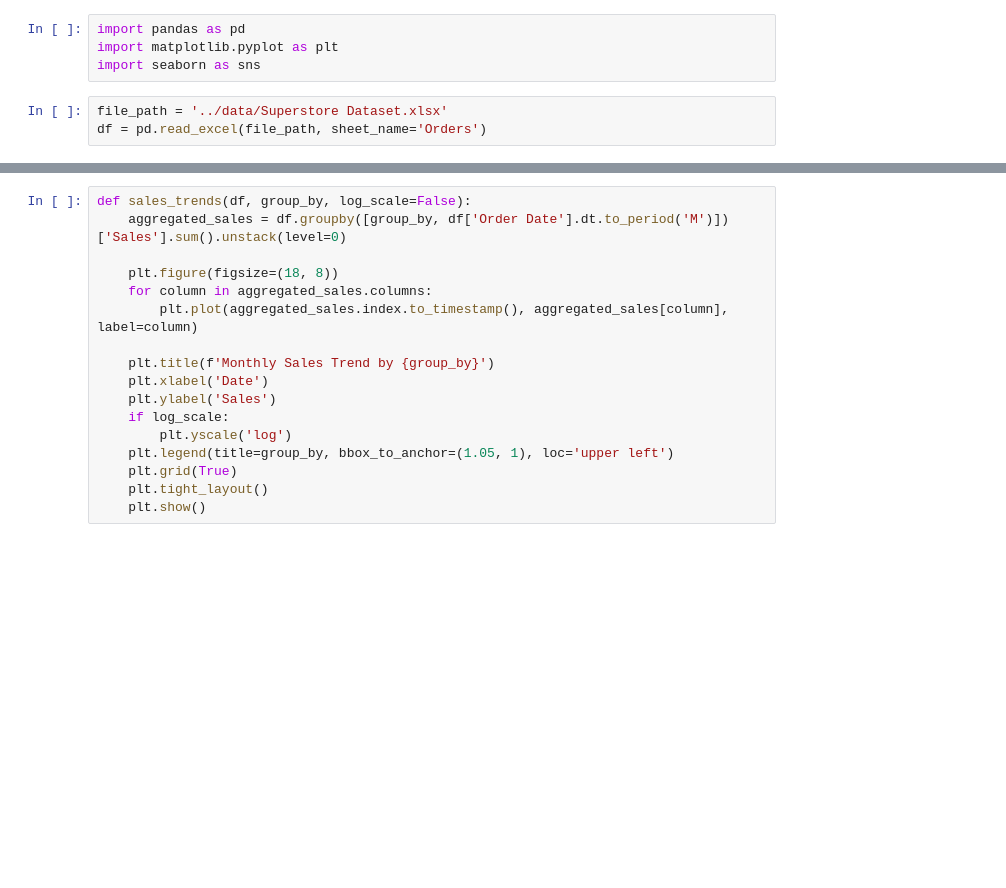
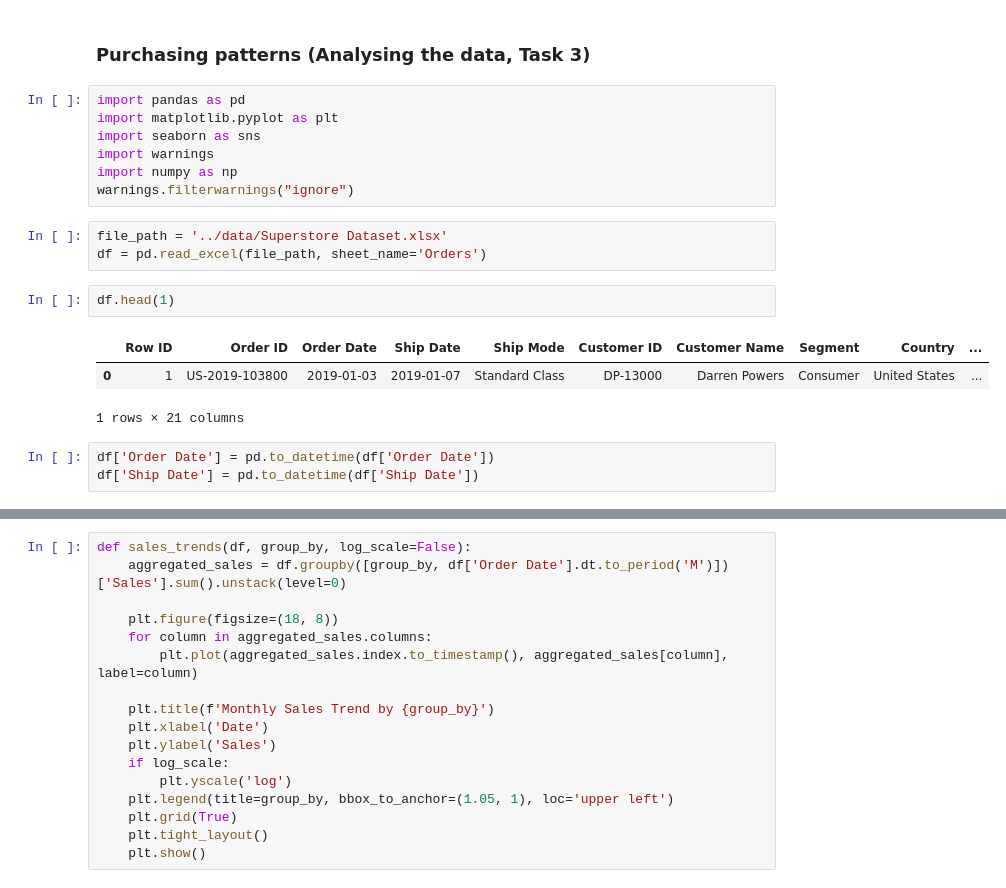
Before and after one commit to Alexander2116/DataDawgs-Peak-Hackathon-2024-, a Jupyter notebook: notebooks/purchasing_patterns.ipynb, the cells around one changed output, grey strips where cells are left out. Saved outputs shown, nothing was run; the diff lists cells and outputs as text; blank space fills up the shorter version.

Commit message:
Patterns

```diff
--- a/notebooks/purchasing_patterns.ipynb
+++ b/notebooks/purchasing_patterns.ipynb
@@ -1,8 +1,22 @@
+# %% [markdown]
+### Purchasing patterns (Analysing the data, Task 3)
 # %%
 import pandas as pd
 import matplotlib.pyplot as plt
 import seaborn as sns
+import warnings
+import numpy as np
+warnings.filterwarnings("ignore")
 # %%
 file_path = '../data/Superstore Dataset.xlsx'
 df = pd.read_excel(file_path, sheet_name='Orders')
+# %%
+df.head(1)
+# %% [output]
+|  | Row ID | Order ID | Order Date | Ship Date | Ship Mode | Customer ID | Customer Name | Segment | Country | ... |
+| 0 | 1 | US-2019-103800 | 2019-01-03 | 2019-01-07 | Standard Class | DP-13000 | Darren Powers | Consumer | United States | ... |
+1 rows × 21 columns
+# %%
+df['Order Date'] = pd.to_datetime(df['Order Date'])
+df['Ship Date'] = pd.to_datetime(df['Ship Date'])
 # %%
```
Also changed, not shown: parts of 16 cells of this notebook.
